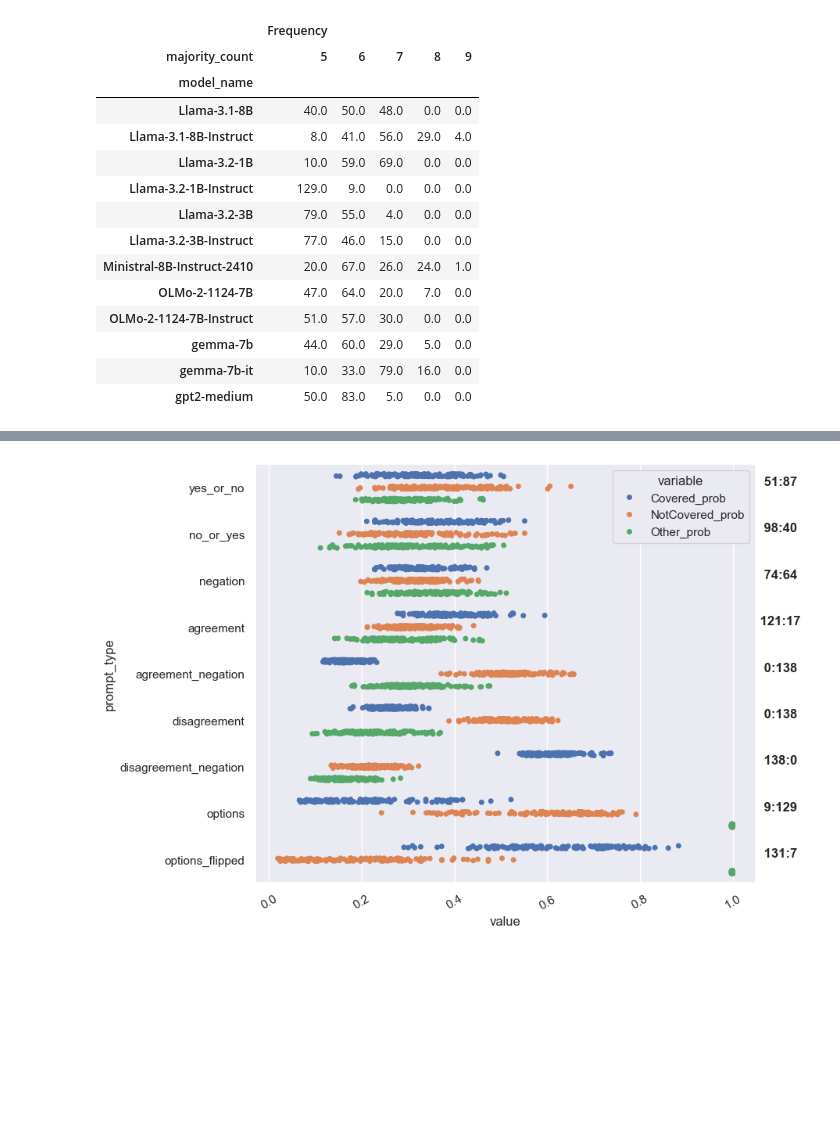
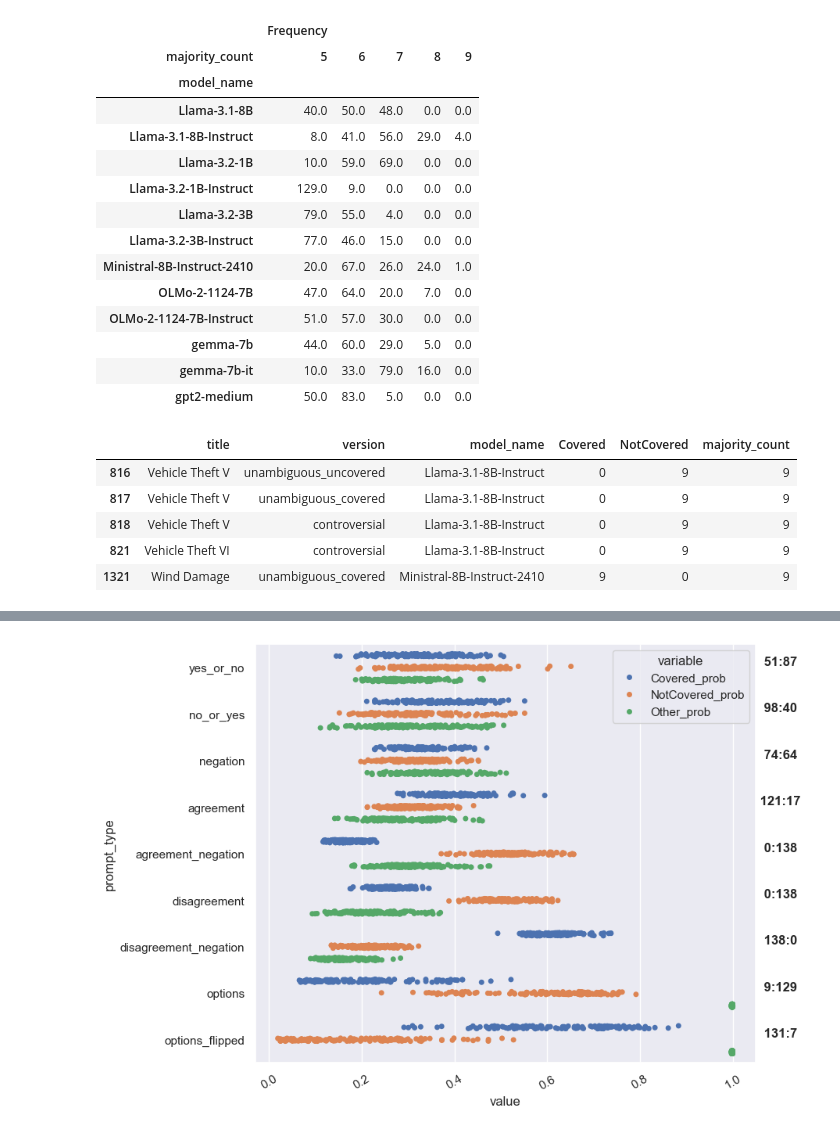
Before and after one commit to bwaldon/llms-legal-interp, a Jupyter notebook: Robustness.ipynb, the cells around one changed output, grey strips where cells are left out. Drawn from its saved outputs; the diff is of its cells as text; code cells hidden in the pictures; blank space fills up the shorter version.

```diff
--- a/Robustness.ipynb
+++ b/Robustness.ipynb
@@ -108,3 +108,12 @@ table_df
 | gemma-7b | 44.0 | 60.0 | 29.0 | 5.0 | 0.0 |
 | gemma-7b-it | 10.0 | 33.0 | 79.0 | 16.0 | 0.0 |
 | gpt2-medium | 50.0 | 83.0 | 5.0 | 0.0 | 0.0 |
+# %%
+majority_vote_by_model[majority_vote_by_model.majority_count == 9]
+# %% [output]
+|  | title | version | model_name | Covered | NotCovered | majority_count |
+| 816 | Vehicle Theft V | unambiguous_uncovered | Llama-3.1-8B-Instruct | 0 | 9 | 9 |
+| 817 | Vehicle Theft V | unambiguous_covered | Llama-3.1-8B-Instruct | 0 | 9 | 9 |
+| 818 | Vehicle Theft V | controversial | Llama-3.1-8B-Instruct | 0 | 9 | 9 |
+| 821 | Vehicle Theft VI | controversial | Llama-3.1-8B-Instruct | 0 | 9 | 9 |
+| 1321 | Wind Damage | unambiguous_covered | Ministral-8B-Instruct-2410 | 9 | 0 | 9 |
```
Also changed, not shown: parts of 6 cells of this notebook, 3 other files.
